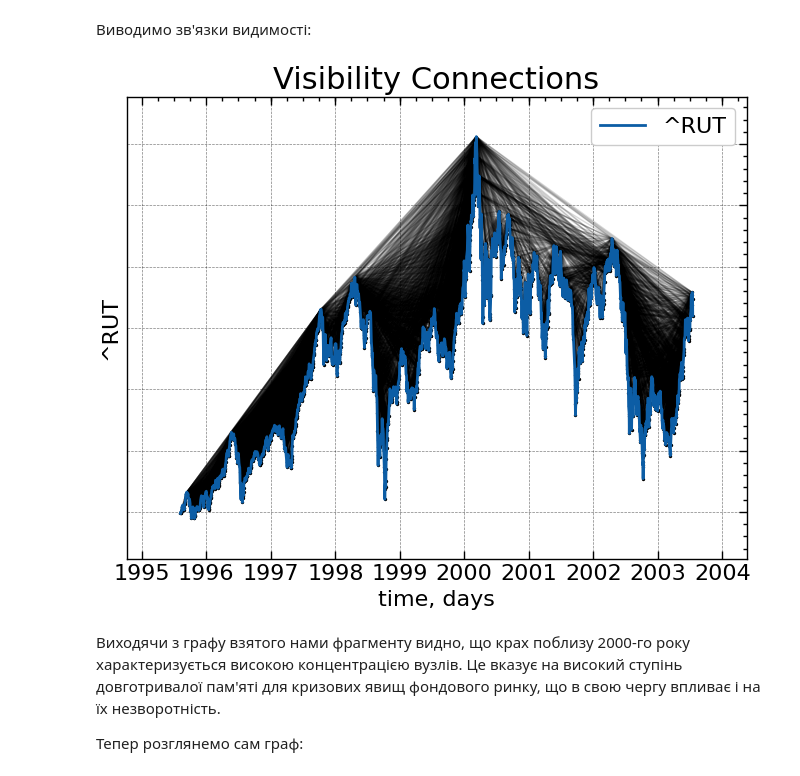
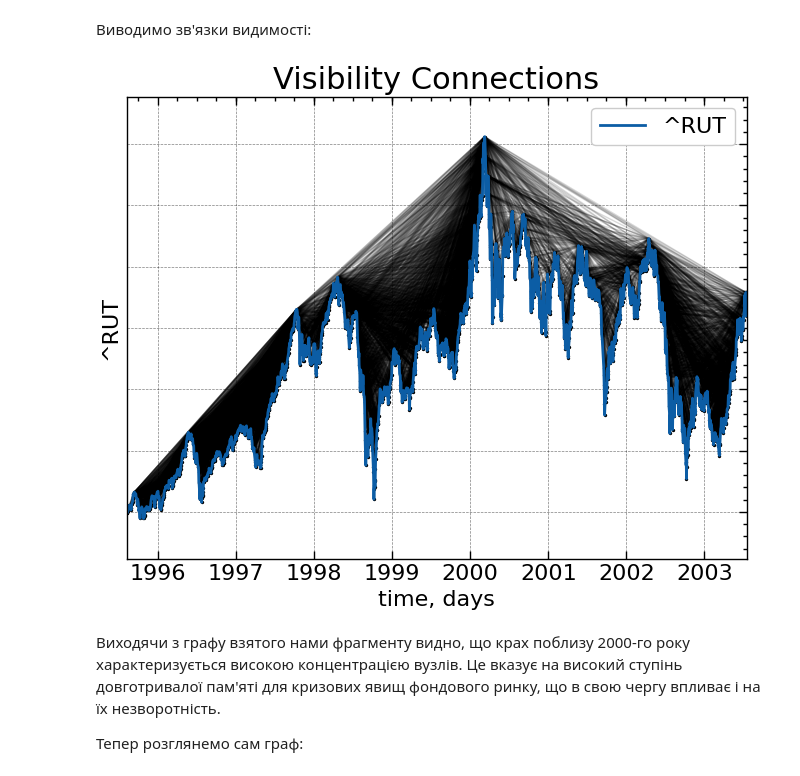
Before and after one commit to Butman2099/Complex-systems-book, a Jupyter notebook: lab_11.ipynb, the cells around one changed output. Saved outputs shown, nothing was run; the diff lists cells and outputs as text; code cells hidden in the pictures.

```diff
--- a/lab_11.ipynb
+++ b/lab_11.ipynb
@@ -812,26 +836,28 @@ graph_plot_options = {
 # %% [markdown]
 Виводимо зв'язки видимості:
 # %%
-fig, ax1 = plt.subplots(1, 1)
+fig, ax = plt.subplots(1, 1)
 
-nx.draw_networkx(nxg, ax=ax1, pos=pos, **graph_plot_options)
-ax1.tick_params(bottom=True, labelbottom=True)
-ax1.plot(time_ser.index[index_begin:index_end],
-         for_graph_plot[index_begin:index_end],
-         label=fr"{symbol}")
+nx.draw_networkx(nxg, ax=ax, pos=pos, **graph_plot_options)
+ax.tick_params(bottom=True, labelbottom=True)
+ax.plot(time_ser.index[index_begin:index_end],
+        for_graph_plot[index_begin:index_end],
+        label=fr"{symbol}")
 
-ax1.set_title('Visibility Connections', fontsize=22)
-ax1.set_xlabel(xlabel)
-ax1.set_ylabel(fr"{symbol}")
-ax1.legend(loc='upper right')
+ax.set_title('Visibility Connections', fontsize=22)
+ax.set_xlabel(xlabel)
+ax.set_ylabel(fr"{symbol}")
+ax.set_xlim(time_ser.index[index_begin:index_end][0],
+            time_ser.index[index_begin:index_end][-1])
+ax.legend(loc='upper right')
 
 plt.savefig(f"Time_ser_connections_symbol={symbol}_ \
     idx_beg={index_begin}_idx_end={index_end}_sertype={ret_type}_ \
     network_type={graph_type}.jpg", bbox_inches="tight")
 
 plt.show();
 # %% [output]
-[figure, old version]
+[figure, new version]
 # %% [markdown]
 Виходячи з графу взятого нами фрагменту видно, що крах поблизу 2000-го року характеризується високою концентрацією вузлів. Це вказує на високий ступінь довготривалої пам'яті для кризових явищ фондового ринку, що в свою чергу впливає і на їх незворотність.
 
```
Also changed, not shown: parts of 15 cells of this notebook, 32 other files.
